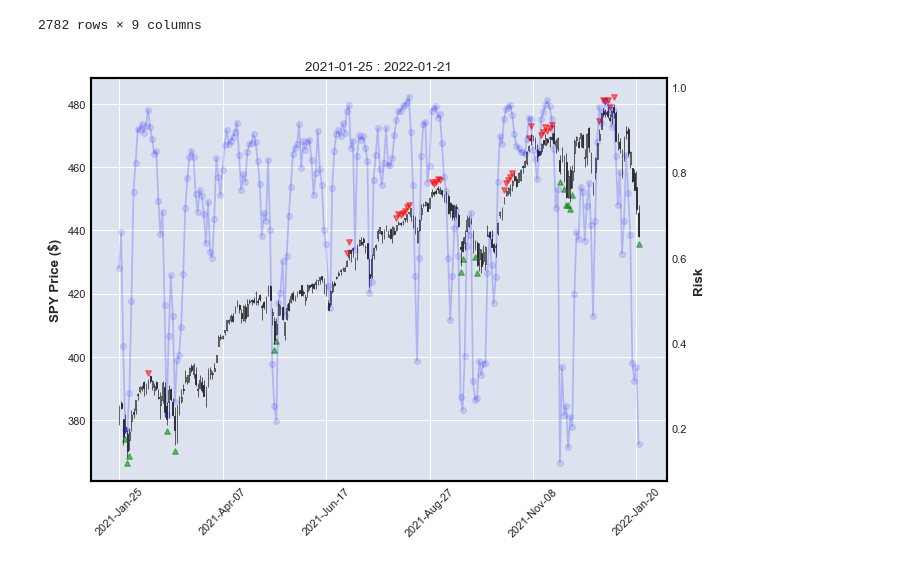
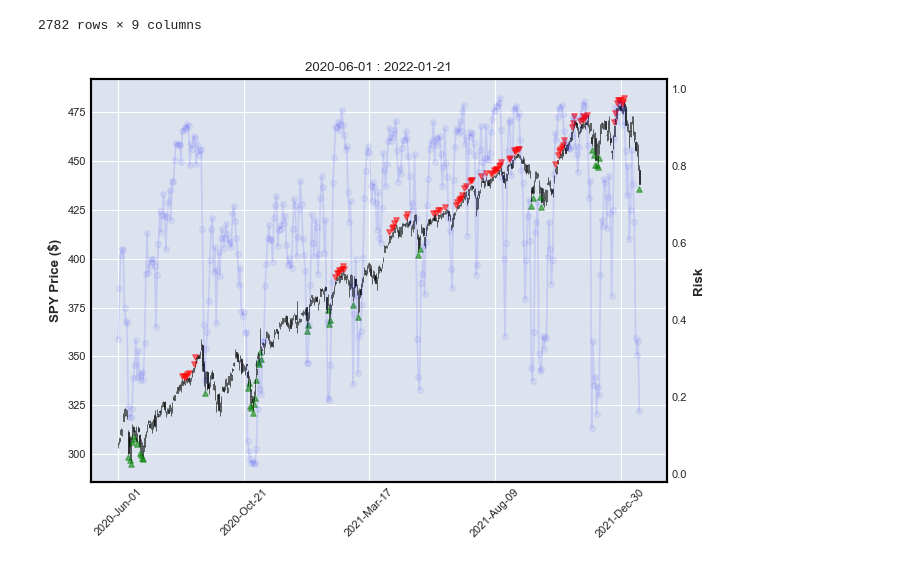
Before and after one commit to Mohammad-Rahmati/QRM_barometer, a Jupyter notebook: Main.ipynb, the cells around one changed output. Drawn from its saved outputs; the diff is of its cells as text; code cells hidden in the pictures.

```diff
--- a/Main.ipynb
+++ b/Main.ipynb
@@ -22,7 +22,7 @@ data
 | 2022-01-21 | 445.559998 | 448.049988 | 437.959991 | 438.290009 | 0.215213 | 0.091021 | 0.209621 | 0.135117 | 0.162743 |
 2782 rows × 9 columns
 # %%
-df = data.iloc[-252:].copy()
+df = data.iloc[-416:].copy()
 
 signal = df.barometer.map(lambda x: x < 0.3)
 indx_list = signal[signal == True].index
@@ -30,35 +30,35 @@ df_signal_up = pd.DataFrame()
 df_signal_up.index = signal.index
 df_signal_up['value'] = np.NaN
 for indx in indx_list:
     df_signal_up.loc[indx] = df.loc[indx]['spy_l'] * 0.995
 
-signal = df.barometer.map(lambda x: x > 0.92)
+signal = df.barometer.map(lambda x: x > 0.87)
 indx_list = signal[signal == True].index
 df_signal_down = pd.DataFrame()
 df_signal_down.index = signal.index
 df_signal_down['value'] = np.NaN
 for indx in indx_list:
     df_signal_down.loc[indx] = df.loc[indx]['spy_h'] * 1.005
 
 apds = [
     mpf.make_addplot(df_signal_up,type='scatter',markersize=15,color = 'green',alpha = 0.5, marker='^'),
     mpf.make_addplot(df_signal_down,type='scatter',markersize=15,color = 'red',alpha = 0.5, marker='v'),
-    mpf.make_addplot(df.barometer, type='line', alpha = 0.2, color = 'blue', ylabel = 'Risk'),
-    mpf.make_addplot(df.barometer, type='scatter', alpha = 0.1, color = 'blue', ylabel = 'Risk'),
+    mpf.make_addplot(df.barometer, type='line', alpha = 0.1, color = 'blue', ylabel = 'Risk'),
+    mpf.make_addplot(df.barometer, type='scatter', alpha = 0.05, color = 'blue', ylabel = 'Risk'),
 
 
     ]
 
 mpf.plot(
             df.rename(columns={"spy_o": "Open", "spy_h": "High",
                                        "spy_l": "Low", "spy_c": "Close"}),
             type='candle',
             ylabel='SPY Price ($)',
             addplot=apds,
             figscale=1,
             style = mpf.make_mpf_style(base_mpf_style='default', rc={'font.size':8}),
             axtitle='{} : {}'.format(str(df.index[0])[:10], str(df.index[-1])[:10]),
          )
 # %% [output]
-[figure, old version]
+[figure, new version]
 # %%
```
Also changed, not shown: parts of 1 cell of this notebook.
